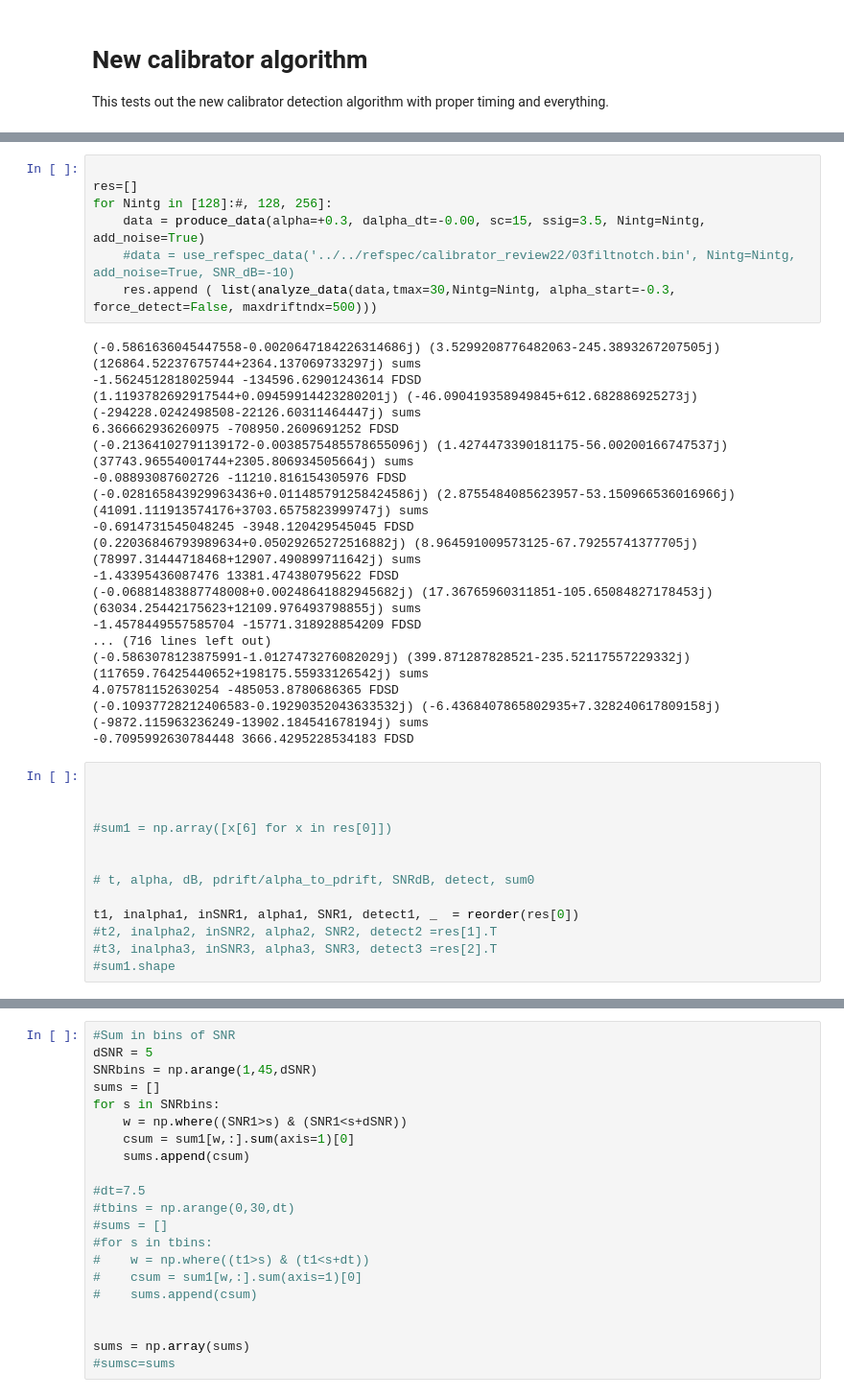
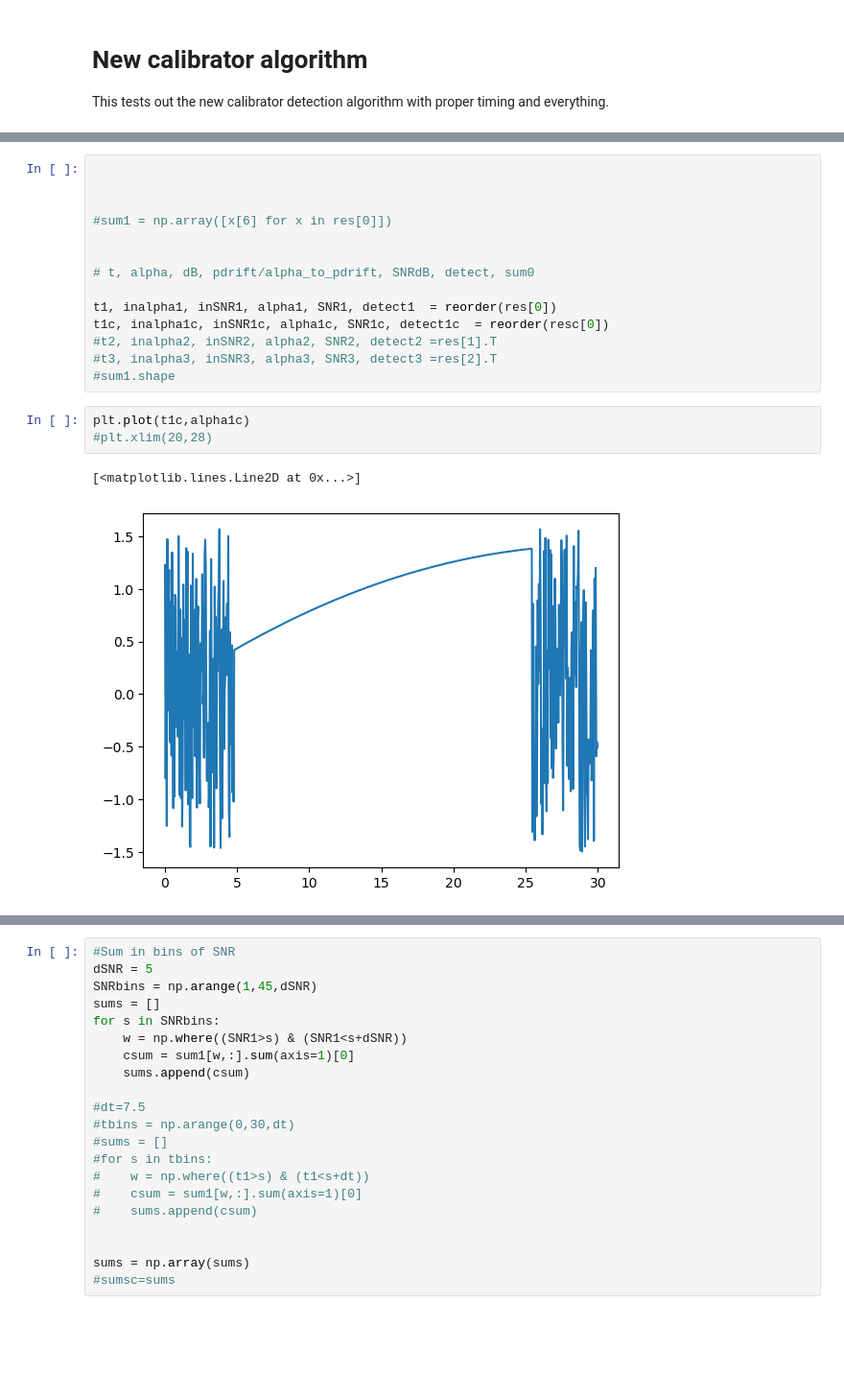
Before and after one commit to lusee-night/notebooks, a Jupyter notebook: calibrator/pfb_detect.ipynb, the cells around one changed output, grey strips where cells are left out. Shown at 96% size. Saved outputs shown, nothing was run; the diff lists cells and outputs as text; blank space fills up the shorter version.

```diff
--- a/calibrator/pfb_detect.ipynb
+++ b/calibrator/pfb_detect.ipynb
@@ -196,28 +101,3 @@ plt.plot(t1,alpha1)
-# %%
-
-res=[]
-for Nintg in [128]:#, 128, 256]:
-    data = produce_data(alpha=+0.3, dalpha_dt=-0.00, sc=15, ssig=3.5, Nintg=Nintg, add_noise=True)
-    #data = use_refspec_data('../../refspec/calibrator_review22/03filtnotch.bin', Nintg=Nintg, add_noise=True, SNR_dB=-10)
-    res.append ( list(analyze_data(data,tmax=30,Nintg=Nintg, alpha_start=-0.3, force_detect=False, maxdriftndx=500)))
-# %% [output]
-(-0.5861636045447558-0.0020647184226314686j) (3.5299208776482063-245.3893267207505j) (126864.52237675744+2364.137069733297j) sums
--1.5624512818025944 -134596.62901243614 FDSD
-(1.1193782692917544+0.09459914423280201j) (-46.090419358949845+612.682886925273j) (-294228.0242498508-22126.60311464447j) sums
-6.366662936260975 -708950.2609691252 FDSD
-(-0.21364102791139172-0.0038575485578655096j) (1.4274473390181175-56.00200166747537j) (37743.96554001744+2305.806934505664j) sums
--0.08893087602726 -11210.816154305976 FDSD
-(-0.028165843929963436+0.011485791258424586j) (2.8755484085623957-53.150966536016966j) (41091.111913574176+3703.6575823999747j) sums
--0.6914731545048245 -3948.120429545045 FDSD
-(0.22036846793989634+0.05029265272516882j) (8.964591009573125-67.79255741377705j) (78997.31444718468+12907.490899711642j) sums
--1.43395436087476 13381.474380795622 FDSD
-(-0.06881483887748008+0.00248641882945682j) (17.36765960311851-105.65084827178453j) (63034.25442175623+12109.976493798855j) sums
--1.4578449557585704 -15771.318928854209 FDSD
-... (716 lines left out)
-(-0.5863078123875991-1.0127473276082029j) (399.871287828521-235.52117557229332j) (117659.76425440652+198175.55933126542j) sums
-4.075781152630254 -485053.8780686365 FDSD
-(-0.10937728212406583-0.19290352043633532j) (-6.4368407865802935+7.328240617809158j) (-9872.115963236249-13902.184541678194j) sums
--0.7095992630784448 3666.4295228534183 FDSD
 # %%
 
 
@@ -227,10 +107,17 @@ for Nintg in [128]:#, 128, 256]:
 
 # t, alpha, dB, pdrift/alpha_to_pdrift, SNRdB, detect, sum0
 
-t1, inalpha1, inSNR1, alpha1, SNR1, detect1, _  = reorder(res[0])
+t1, inalpha1, inSNR1, alpha1, SNR1, detect1  = reorder(res[0])
+t1c, inalpha1c, inSNR1c, alpha1c, SNR1c, detect1c  = reorder(resc[0])
 #t2, inalpha2, inSNR2, alpha2, SNR2, detect2 =res[1].T
 #t3, inalpha3, inSNR3, alpha3, SNR3, detect3 =res[2].T
 #sum1.shape
+# %%
+plt.plot(t1c,alpha1c)
+#plt.xlim(20,28)
+# %% [output]
+[<matplotlib.lines.Line2D at 0x...>]
+[figure, added]
 # %%
 
 fig=plt.figure(figsize=(15,5))
```
Also changed, not shown: parts of 20 cells of this notebook, 1 other file.
